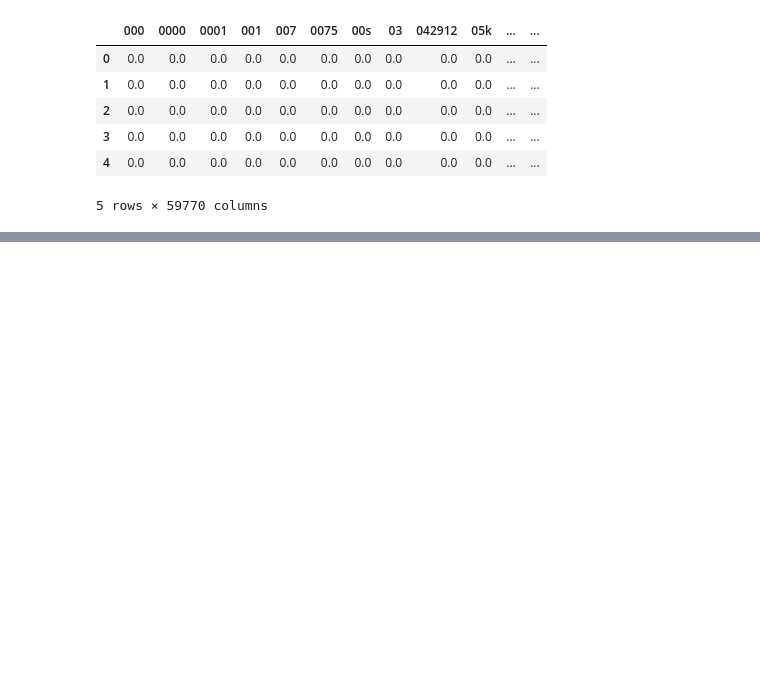
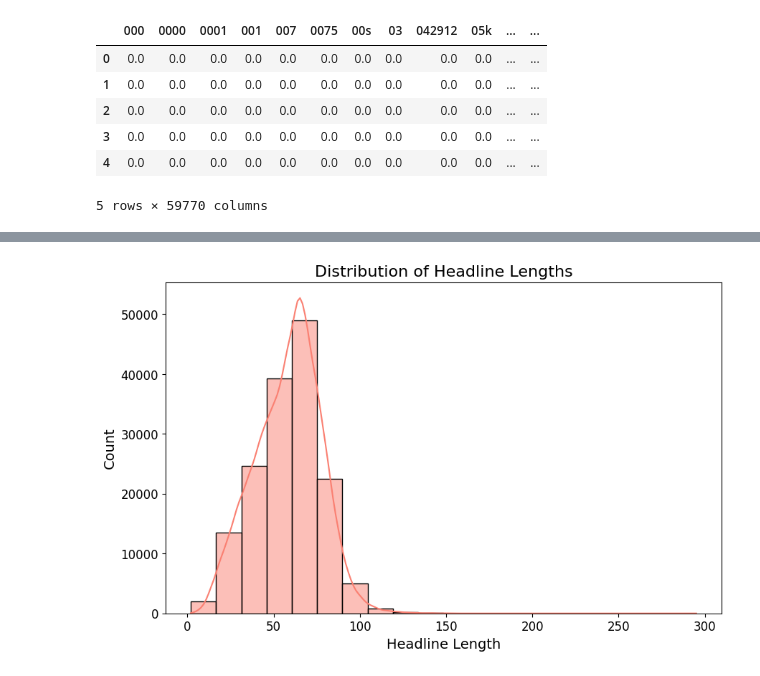
Before and after one commit to kevin-r-murphy/ba820, a Jupyter notebook: BA820.ipynb, the cells around one changed output, grey strips where cells are left out. Saved outputs shown, nothing was run; the diff lists cells and outputs as text; code cells hidden in the pictures; blank space fills up the shorter version.

```diff
--- a/BA820.ipynb
+++ b/BA820.ipynb
@@ -173,0 +228,12 @@ tfghjbknl;askkjbvzhcxfyguhoislajK
+# %%
+df['headline_length'] = df['headline'].apply(len)
+plt.figure(figsize=(10, 6))
+sns.histplot(df['headline_length'], bins=20, kde=True, color='salmon')
+plt.title('Distribution of Headline Lengths', fontsize=16)
+plt.xlabel('Headline Length', fontsize=14)
+plt.ylabel('Count', fontsize=14)
+plt.xticks(fontsize=12)
+plt.yticks(fontsize=12)
+plt.show()
+# %% [output]
+[figure, added]
```
Also changed, not shown: parts of 6 cells of this notebook.
